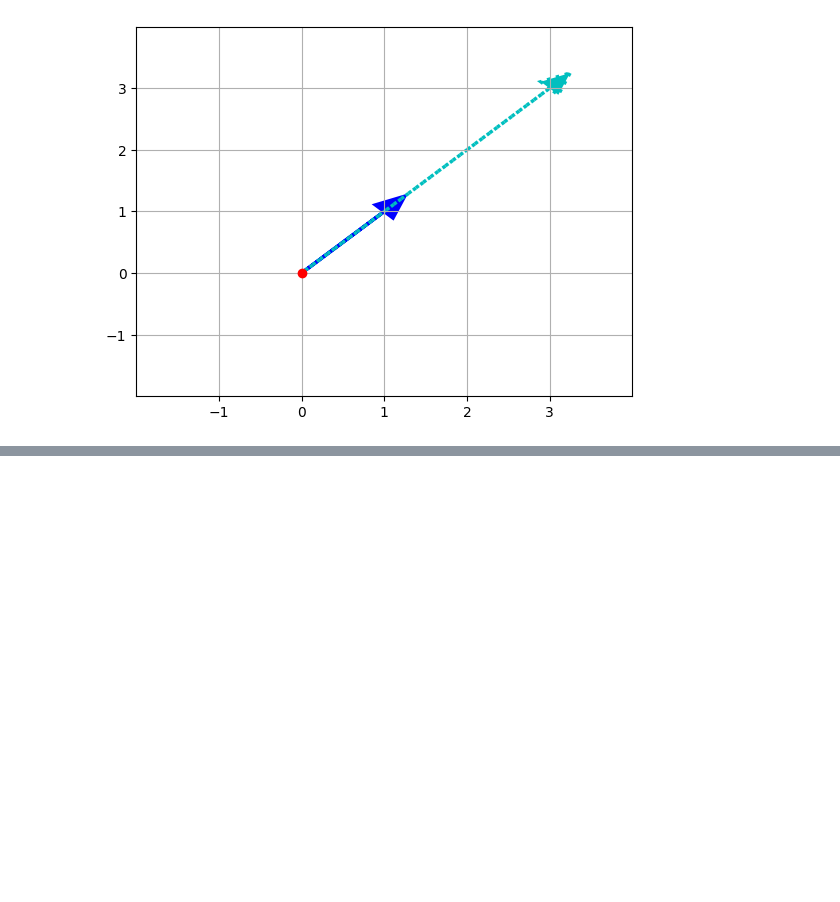
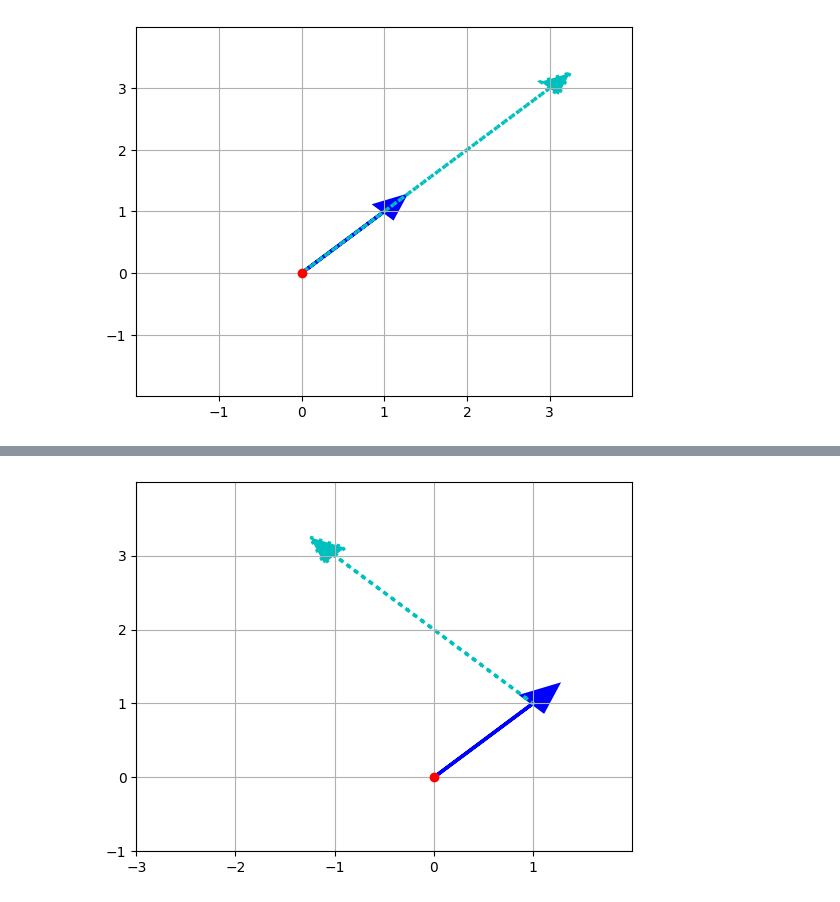
Before and after one commit to Gus-Victrix/starting_data, a Jupyter notebook: Vectors_lab.ipynb, the cells around one changed output, grey strips where cells are left out. Saved outputs shown, nothing was run; the diff lists cells and outputs as text; code cells hidden in the pictures; blank space fills up the shorter version.

Commit message:
Update: Added cell depicting addition of vectors.

```diff
--- a/Vectors_lab.ipynb
+++ b/Vectors_lab.ipynb
@@ -116,0 +125,27 @@ plt.show()
+# %%
+# Defining vector w
+w = np.array([-2, 2])
+
+# Creating axes object
+ax = plt.axes()
+# Plotting v(blue arrow) and w(cyan arrow) with red dot at the origin
+ax.plot(0, 0, 'or')
+ax.arrow(0, 0, *v, color='b', linewidth=2.5, head_width=0.30, head_length=0.35)
+ax.arrow(*v, *w, color='c', linewidth=2.5, head_width=0.30, head_length=0.35, ls='dotted')
+
+# Formatting the axes
+major_xticks = np.arange(-3, 2)
+major_yticks = np.arange(-1, 4)
+
+ax.set_xticks(major_xticks)
+ax.set_yticks(major_yticks)
+
+plt.xlim(-3, 2)
+plt.ylim(-1, 4)
+
+# Adding gridlines
+ax.grid(which='major')
+# Displaying result
+plt.show()
+# %% [output]
+[figure, added]
```
Also changed, not shown: parts of 1 cell of this notebook.
